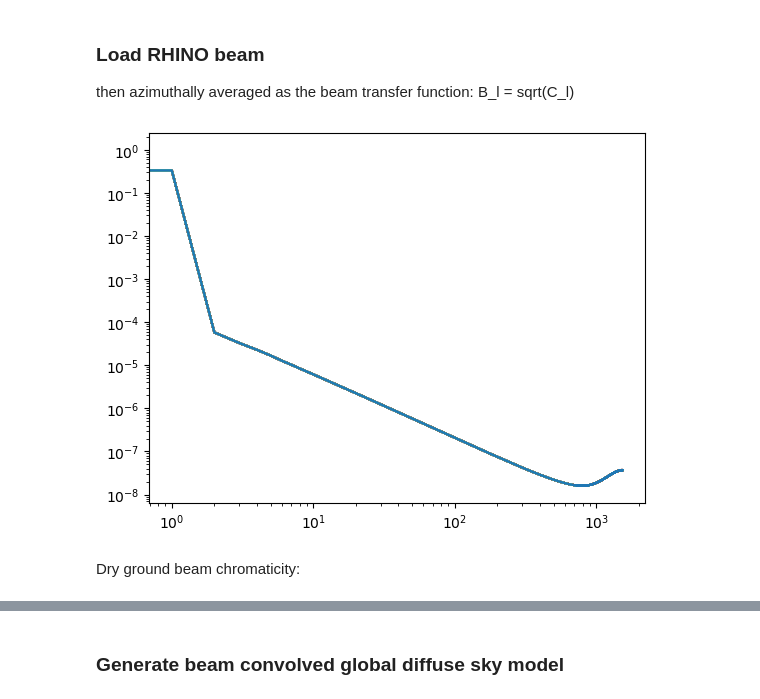
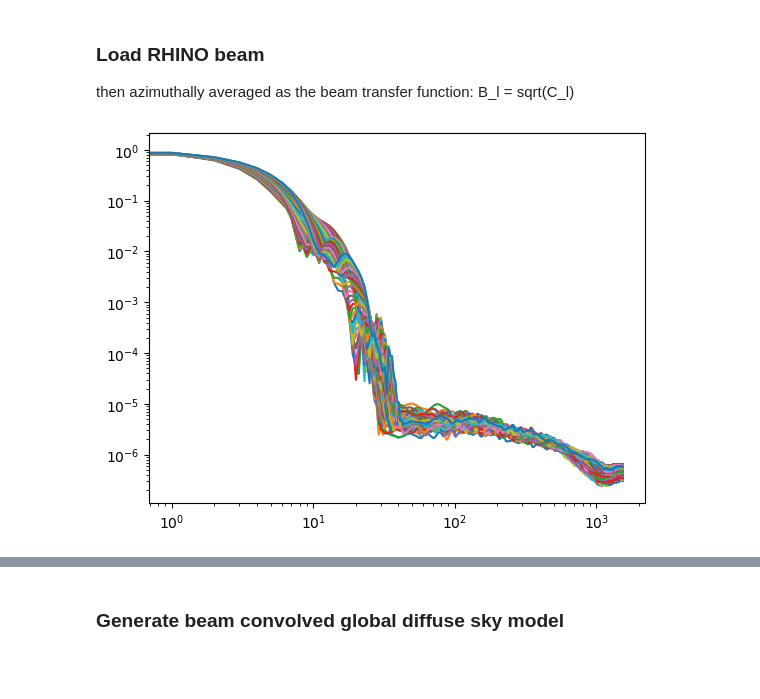
Before and after one commit to zzhang0123/MERS, a Jupyter notebook: foreground_model.ipynb, the cells around one changed output, grey strips where cells are left out. Saved outputs shown, nothing was run; the diff lists cells and outputs as text; code cells hidden in the pictures; blank space fills up the shorter version.

```diff
--- a/foreground_model.ipynb
+++ b/foreground_model.ipynb
@@ -144,7 +28,7 @@ Step 1: Feed in the path to the beam (.fits) files.
 Step 2: Generate the beam transfer function with the class method `generate_beam_l`
 # %%
 class RhinoBeam:
-    def __init__(self, filepath='RHINO beam/HornWet/'):
+    def __init__(self, filepath='/Users/zzhang/Downloads/HornWet/'):
         # read and sort filenames in filepath
         self.filenames = sorted(glob.glob(filepath + '/*.fits'))
         self.nside = hp.get_nside(hp.read_map(self.filenames[0]))
@@ -435,15 +56,13 @@ then azimuthally averaged as the beam transfer function: B_l = sqrt(C_l)
 # %%
 # Generate a list from 55.0 to 85.0, with step be 0.5; include 85.0
 freq_list = np.arange(55.0, 85.0+0.5, 0.5)
-horn_wet = RhinoBeam(filepath='RHINO_beam/HornWet/')
+horn_wet = RhinoBeam(filepath='/Users/zzhang/Downloads/HornWet/')
 horn_wet.get_beam_l()
 beam_window = horn_wet.bl_list
 # plot the bl_list as a list of plots of the bls
 
 plt.plot(np.array(beam_window).T)
 plt.yscale('log')
 plt.xscale('log')
 # %% [output]
-[figure, old version]
+[figure, new version]
-# %% [markdown]
-Dry ground beam chromaticity:
```
Also changed, not shown: parts of 42 cells of this notebook, 5 other files.
